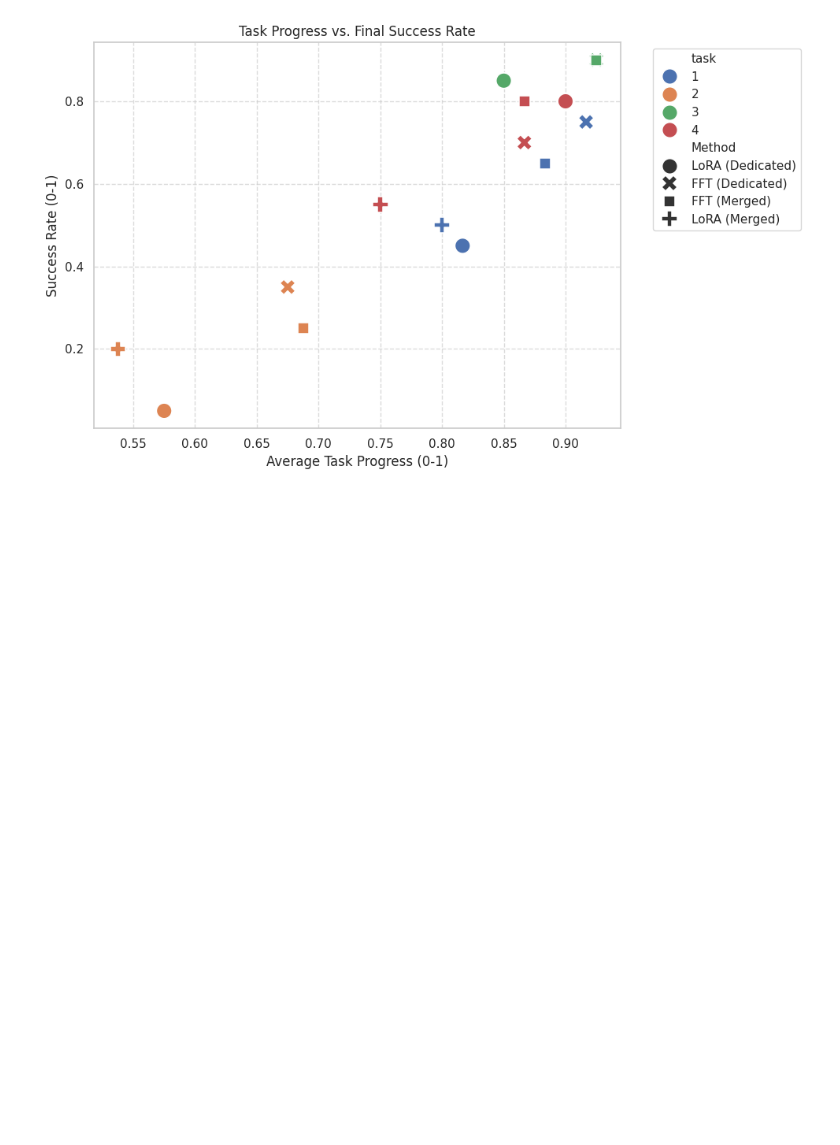
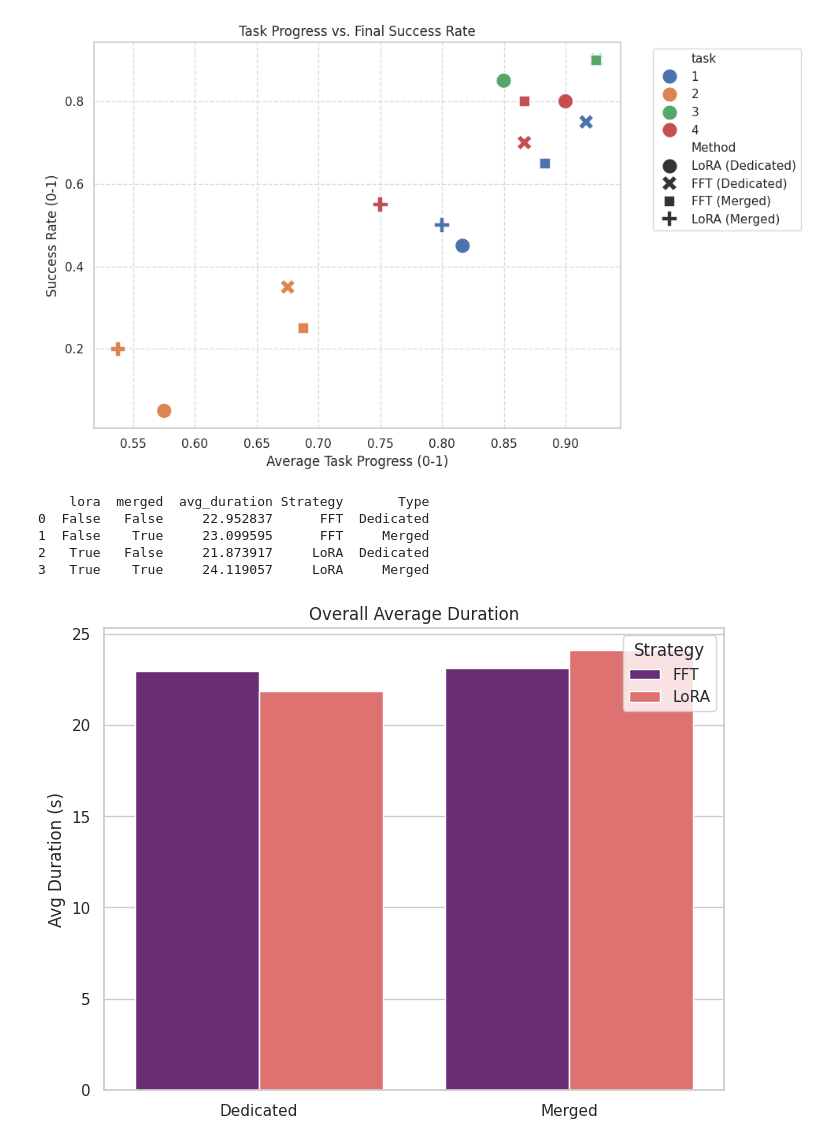
Before and after one commit to F-Fer/lerobot_ur5e_gello, a Jupyter notebook: notebooks/model_performance_analysis.ipynb, the cells around one changed output. Saved outputs shown, nothing was run; the diff lists cells and outputs as text; code cells hidden in the pictures; blank space fills up the shorter version.

```diff
--- a/notebooks/model_performance_analysis.ipynb
+++ b/notebooks/model_performance_analysis.ipynb
@@ -340,3 +358,26 @@ plt.tight_layout()
 plt.show()
 # %% [output]
 [figure]
+# %%
+plt.figure(figsize=(8, 6))
+# We group by the broad categories for a high-level view
+summary_df = df.groupby(['lora', 'merged'])['avg_duration'].mean().reset_index()
+summary_df['Strategy'] = summary_df.apply(lambda x:
+    f"{'LoRA' if x['lora'] else 'FFT'}", axis=1)
+summary_df['Type'] = summary_df.apply(lambda x:
+    f"{'Merged' if x['merged'] else 'Dedicated'}", axis=1)
+
+print(summary_df)
+
+sns.barplot(data=summary_df, x="Type", y="avg_duration", hue="Strategy", palette="magma")
+plt.title("Overall Average Duration")
+plt.xlabel("") # Remove x label
+plt.ylabel("Avg Duration (s)")
+plt.show()
+# %% [output]
+    lora  merged  avg_duration Strategy       Type
+0  False   False     22.952837      FFT  Dedicated
+1  False    True     23.099595      FFT     Merged
+2   True   False     21.873917     LoRA  Dedicated
+3   True    True     24.119057     LoRA     Merged
+[figure, added]
```
Also changed, not shown: parts of 2 cells of this notebook.
